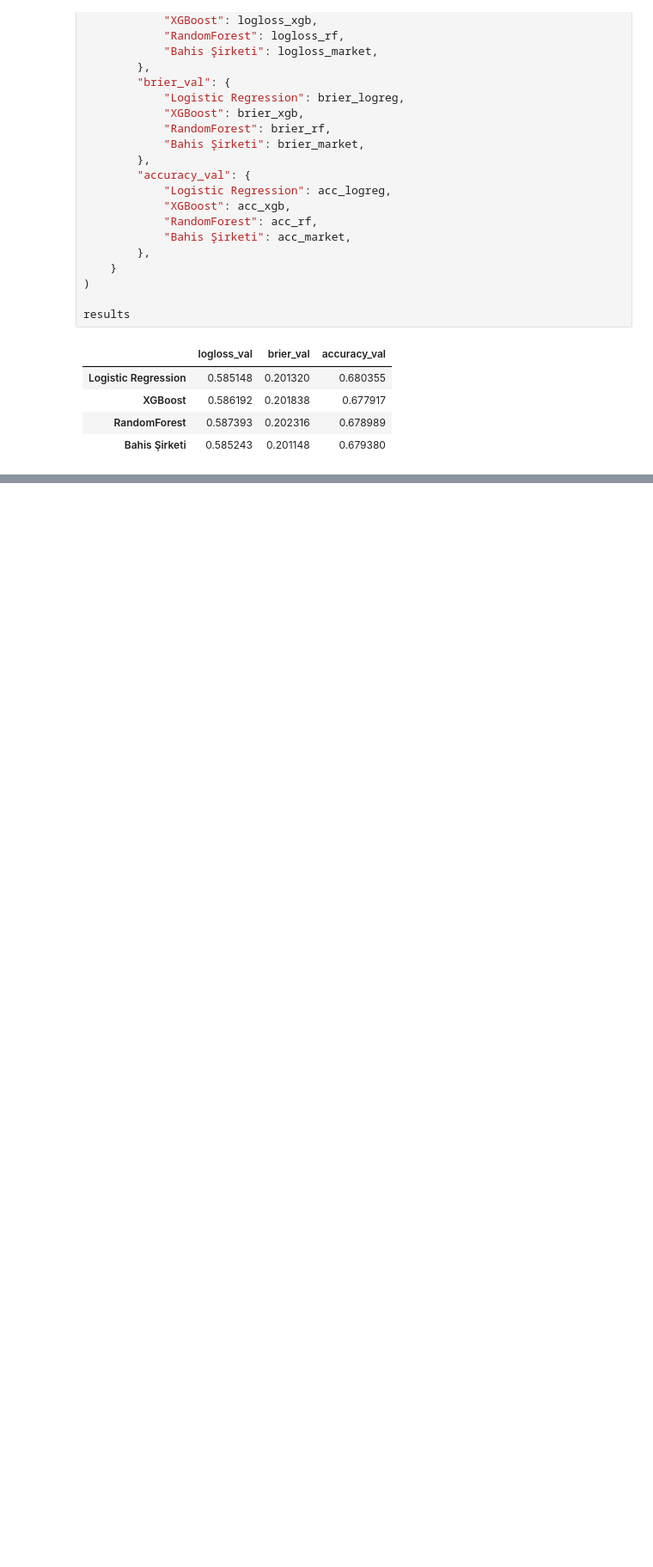
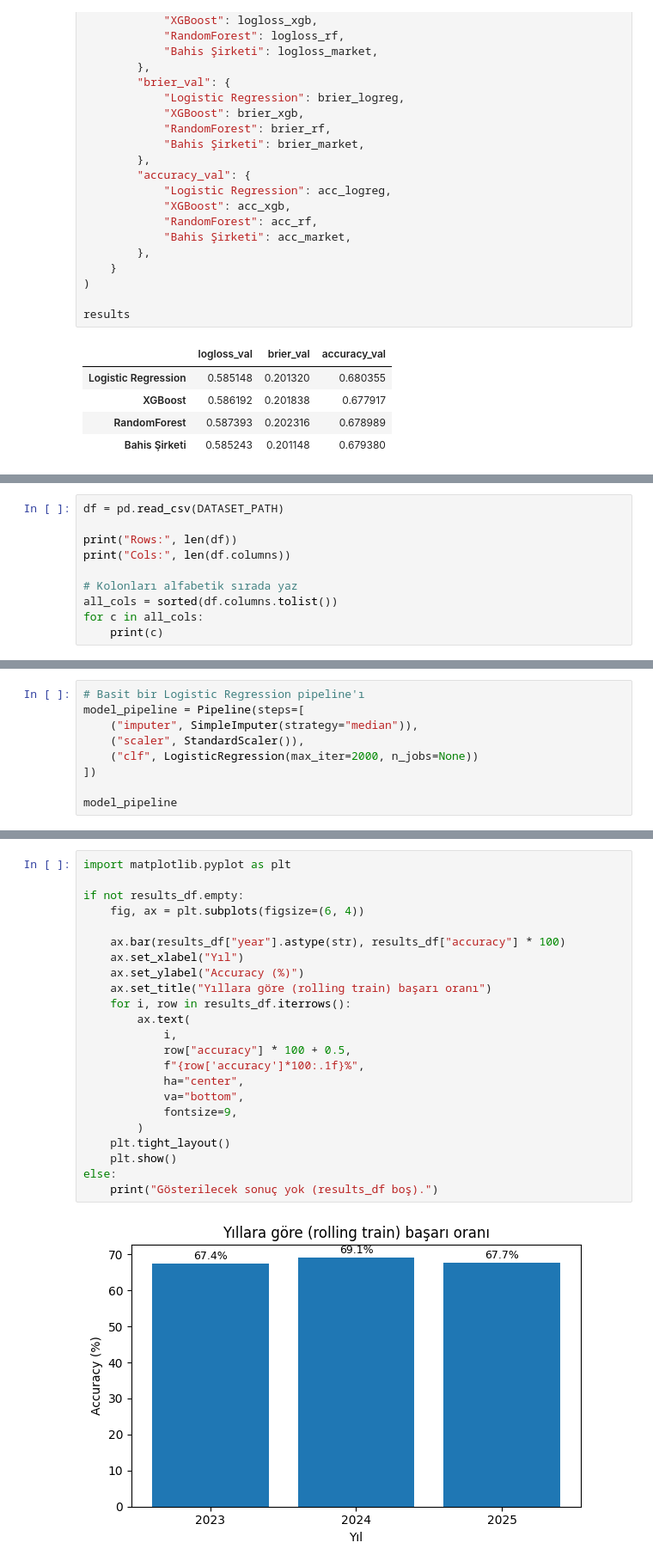
Before and after one commit to alperpamukcu/predictive-serve, a Jupyter notebook: notebooks/02_train_models.ipynb, the cells around one changed output, grey strips where cells are left out. Shown: that part at 86% size. Cells and saved outputs as stored; diff of their text form; blank space fills up the shorter version.

```diff
--- a/notebooks/02_train_models.ipynb
+++ b/notebooks/02_train_models.ipynb
@@ -1188,0 +1192,10 @@ results
+# %%
+df = pd.read_csv(DATASET_PATH)
+
+print("Rows:", len(df))
+print("Cols:", len(df.columns))
+
+# Kolonları alfabetik sırada yaz
+all_cols = sorted(df.columns.tolist())
+for c in all_cols:
+    print(c)
@@ -1188,0 +1464,9 @@ results
+# %%
+# Basit bir Logistic Regression pipeline'ı
+model_pipeline = Pipeline(steps=[
+    ("imputer", SimpleImputer(strategy="median")),
+    ("scaler", StandardScaler()),
+    ("clf", LogisticRegression(max_iter=2000, n_jobs=None))
+])
+
+model_pipeline
@@ -1188,0 +1547,25 @@ results
+# %%
+import matplotlib.pyplot as plt
+
+if not results_df.empty:
+    fig, ax = plt.subplots(figsize=(6, 4))
+
+    ax.bar(results_df["year"].astype(str), results_df["accuracy"] * 100)
+    ax.set_xlabel("Yıl")
+    ax.set_ylabel("Accuracy (%)")
+    ax.set_title("Yıllara göre (rolling train) başarı oranı")
+    for i, row in results_df.iterrows():
+        ax.text(
+            i,
+            row["accuracy"] * 100 + 0.5,
+            f"{row['accuracy']*100:.1f}%",
+            ha="center",
+            va="bottom",
+            fontsize=9,
+        )
+    plt.tight_layout()
+    plt.show()
+else:
+    print("Gösterilecek sonuç yok (results_df boş).")
+# %% [output]
+[figure, added]
```
Also changed, not shown: parts of 16 cells of this notebook, 7 other files.
